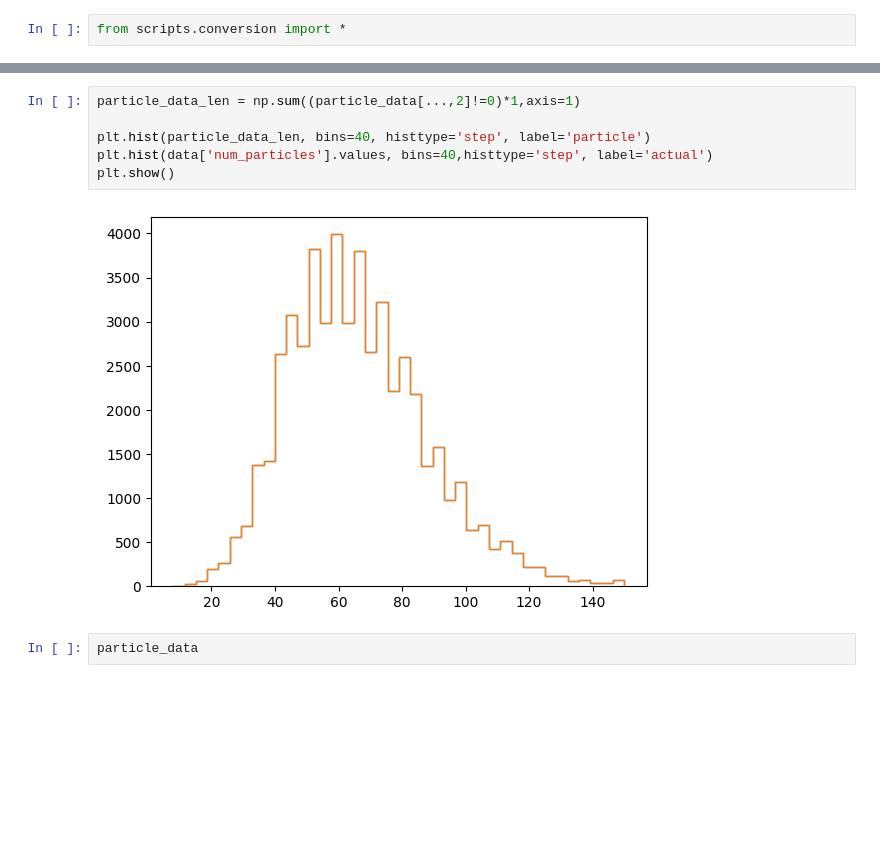
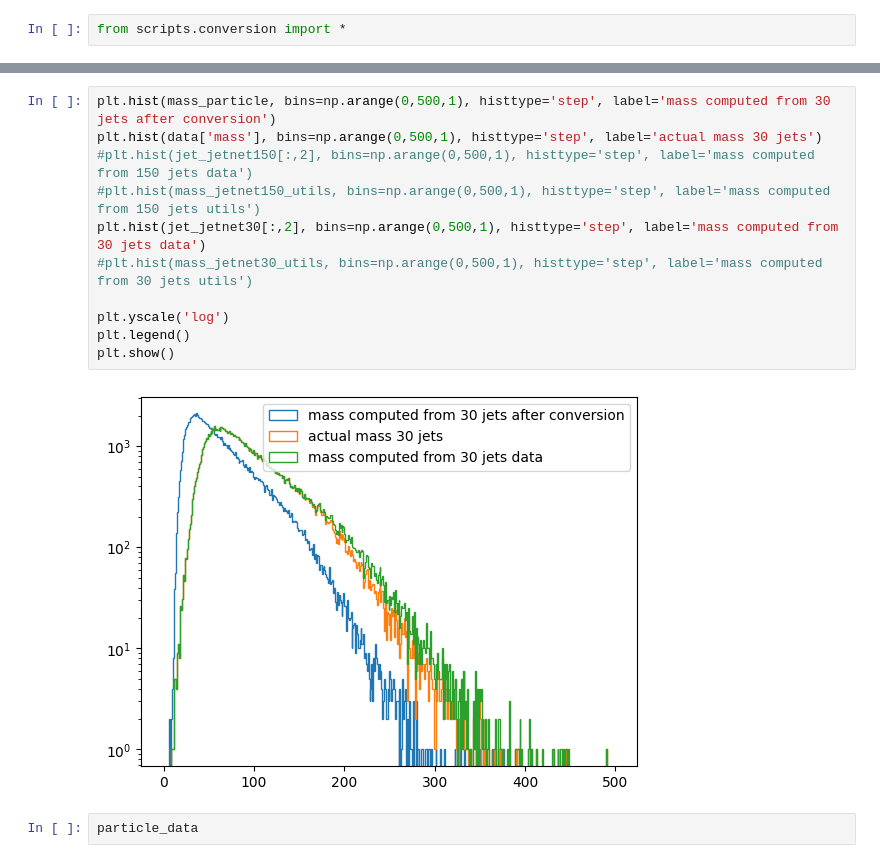
Before and after one commit to heidelberg-hepml/discriminator-metric, a Jupyter notebook: notebooks/visualize_jetnetdata.ipynb, the cells around one changed output, grey strips where cells are left out. Saved outputs shown, nothing was run; the diff lists cells and outputs as text; blank space fills up the shorter version.

Commit message:
Initial commit after receiving Raghav's scripts

```diff
--- a/notebooks/visualize_jetnetdata.ipynb
+++ b/notebooks/visualize_jetnetdata.ipynb
@@ -117,11 +133,16 @@ for s in split:
-# %%
-particle_data_len = np.sum((particle_data[...,2]!=0)*1,axis=1)
-
-plt.hist(particle_data_len, bins=40, histtype='step', label='particle')
-plt.hist(data['num_particles'].values, bins=40,histtype='step', label='actual')
-plt.show()
-# %% [output]
-[figure, removed]
+# %%
+plt.hist(mass_particle, bins=np.arange(0,500,1), histtype='step', label='mass computed from 30 jets after conversion')
+plt.hist(data['mass'], bins=np.arange(0,500,1), histtype='step', label='actual mass 30 jets')
+#plt.hist(jet_jetnet150[:,2], bins=np.arange(0,500,1), histtype='step', label='mass computed from 150 jets data')
+#plt.hist(mass_jetnet150_utils, bins=np.arange(0,500,1), histtype='step', label='mass computed from 150 jets utils')
+plt.hist(jet_jetnet30[:,2], bins=np.arange(0,500,1), histtype='step', label='mass computed from 30 jets data')
+#plt.hist(mass_jetnet30_utils, bins=np.arange(0,500,1), histtype='step', label='mass computed from 30 jets utils')
+
+plt.yscale('log')
+plt.legend()
+plt.show()
+# %% [output]
+[figure, added]
 # %%
 particle_data
 # %% [output]
```
Also changed, not shown: parts of 18 cells of this notebook, 11 other files.
